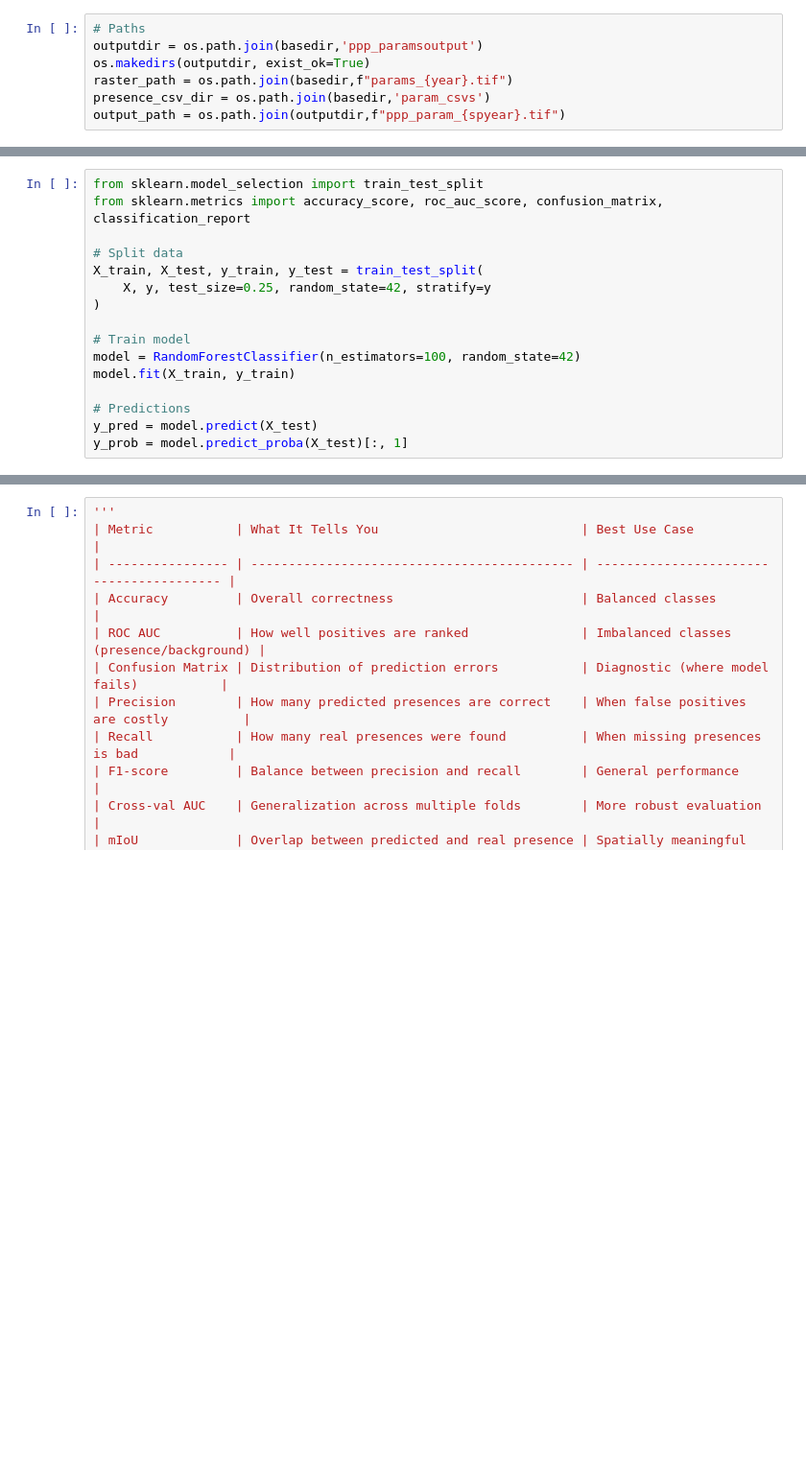
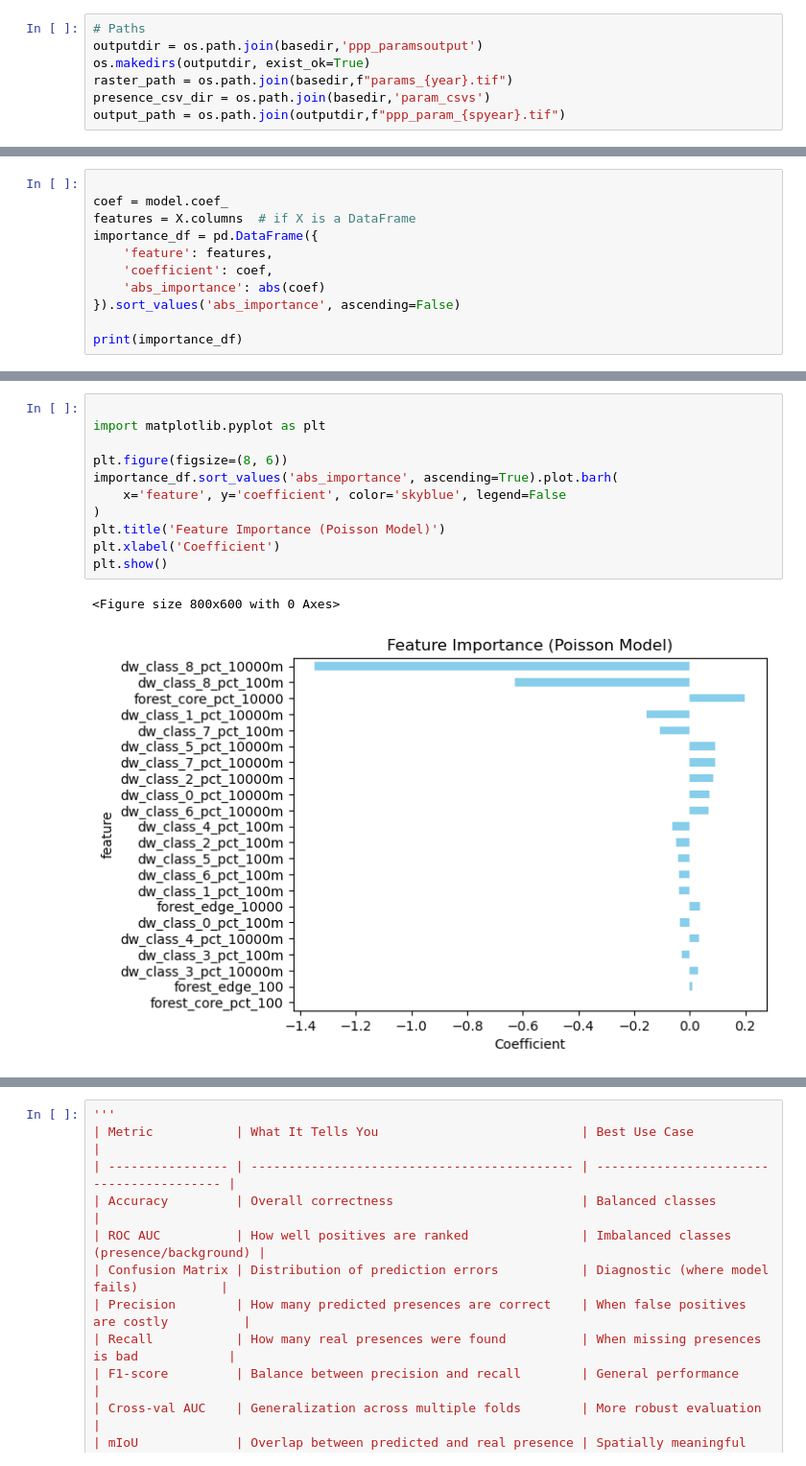
Before and after one commit to mkmitchell/biodiversity, a Jupyter notebook: ppp_model-fromcsv.ipynb, the cells around one changed output, grey strips where cells are left out. Shown at 96% size. Drawn from its saved outputs; the diff is of its cells as text; blank space fills up the shorter version.

```diff
--- a/ppp_model-fromcsv.ipynb
+++ b/ppp_model-fromcsv.ipynb
@@ -363,16 +290,0 @@ print(f"✅ Saved predicted habitat suitability to: {output_path}")
-# %%
-from sklearn.model_selection import train_test_split
-from sklearn.metrics import accuracy_score, roc_auc_score, confusion_matrix, classification_report
-
-# Split data
-X_train, X_test, y_train, y_test = train_test_split(
-    X, y, test_size=0.25, random_state=42, stratify=y
-)
-
-# Train model
-model = RandomForestClassifier(n_estimators=100, random_state=42)
-model.fit(X_train, y_train)
-
-# Predictions
-y_pred = model.predict(X_test)
-y_prob = model.predict_proba(X_test)[:, 1]
@@ -429,0 +291,11 @@ print("mIoU (Jaccard Index):", mIoU)
+# %%
+
+coef = model.coef_
+features = X.columns  # if X is a DataFrame
+importance_df = pd.DataFrame({
+    'feature': features,
+    'coefficient': coef,
+    'abs_importance': abs(coef)
+}).sort_values('abs_importance', ascending=False)
+
+print(importance_df)
@@ -429,0 +320,14 @@ print("mIoU (Jaccard Index):", mIoU)
+# %%
+
+import matplotlib.pyplot as plt
+
+plt.figure(figsize=(8, 6))
+importance_df.sort_values('abs_importance', ascending=True).plot.barh(
+    x='feature', y='coefficient', color='skyblue', legend=False
+)
+plt.title('Feature Importance (Poisson Model)')
+plt.xlabel('Coefficient')
+plt.show()
+# %% [output]
+<Figure size 800x600 with 0 Axes>
+[figure, added]
```
Also changed, not shown: parts of 22 cells of this notebook, 2 other files.
